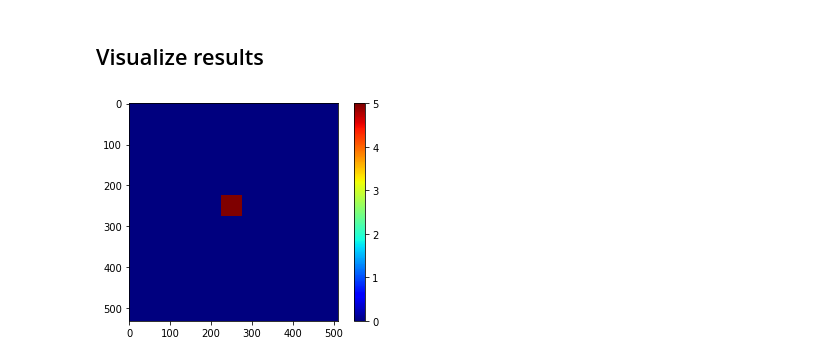
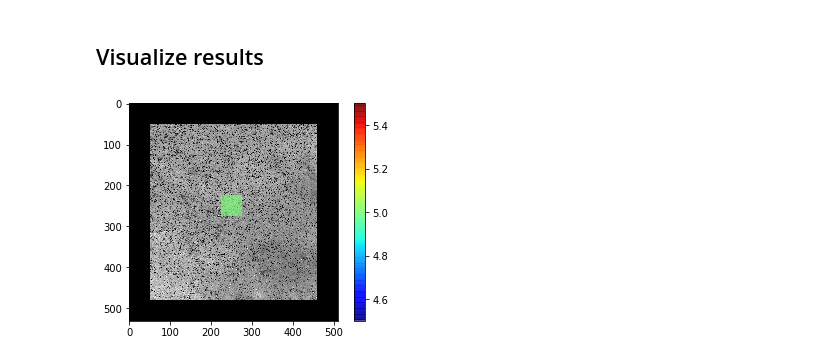
Before and after one commit to mfkiwl/splineDIC, a Jupyter notebook: notebooks/exploratory/stp_explore_NURBS_DIC.ipynb, the cells around one changed output. Cells and saved outputs as stored; diff of their text form; code cells hidden in the pictures.

Commit message:
adding visualizations

```diff
--- a/notebooks/exploratory/stp_explore_NURBS_DIC.ipynb
+++ b/notebooks/exploratory/stp_explore_NURBS_DIC.ipynb
@@ -230,8 +230,8 @@ disp_surf.knotvector_v = gutil.generate_knot_vector(disp_surf.degree_v, num_ctrl
 disp_surf.delta = 0.01
 # %%
 # Fill x and y displacement arrays
-U = np.zeros(ref_image.shape)
-V = np.zeros(ref_image.shape)
+U = np.zeros(ref_image.shape) * np.nan
+V = np.zeros(ref_image.shape) * np.nan
 
 for i in range(rowmin, rowmax):
     for j in range(colmin, colmax):
@@ -242,8 +242,10 @@ for i in range(rowmin, rowmax):
         V[i, j] = disp[1]
 # %%
 # Display
-plt.imshow(U, cmap='jet')
+plt.imshow(ref_image, cmap='gray')
+plt.imshow(U, cmap='jet', alpha=0.7)
+plt.clim((4.5, 5.5))
 plt.colorbar()
 plt.show()
 # %% [output]
-[figure, old version]
+[figure, new version]
```
Also changed, not shown: parts of 1 cell of this notebook.
